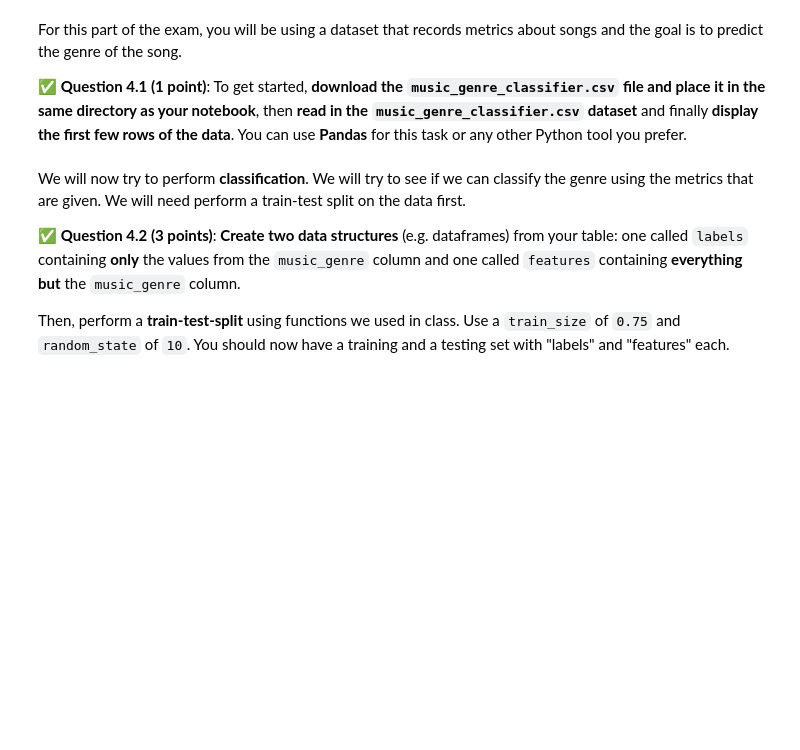
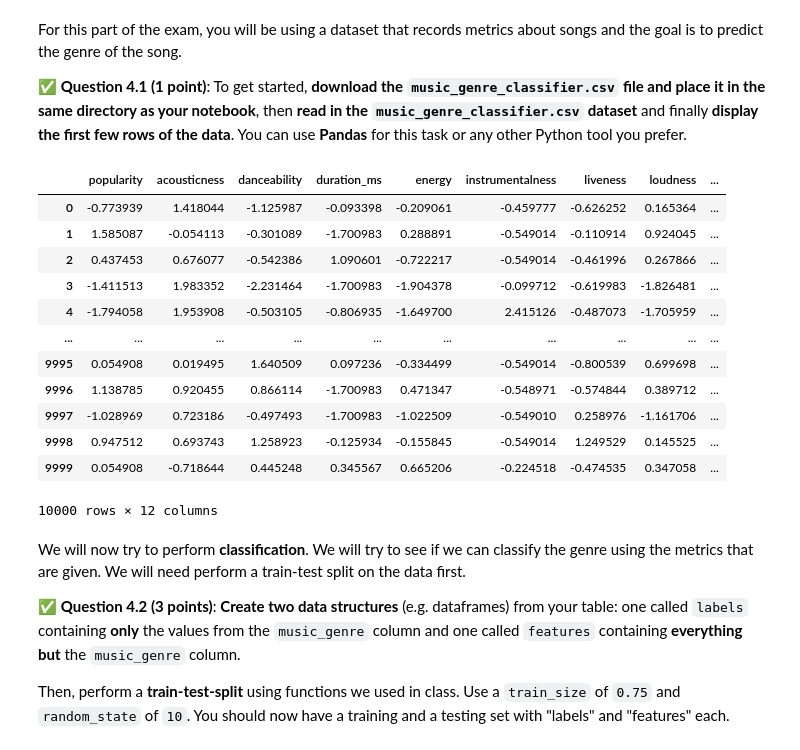
Before and after one commit to Lawpantoe/CMSE202-f23-turnin, a Jupyter notebook: final/CMSE202-Final-Section004-S24-STUDENT.ipynb, the cells around one changed output. Drawn from its saved outputs; the diff is of its cells as text; code cells hidden in the pictures; blank space fills up the shorter version.

```diff
--- a/final/CMSE202-Final-Section004-S24-STUDENT.ipynb
+++ b/final/CMSE202-Final-Section004-S24-STUDENT.ipynb
@@ -370,6 +370,22 @@ For this part of the exam, you will be using a dataset that records metrics abou
 &#9989; **Question 4.1 (1 point)**: To get started, **download the `music_genre_classifier.csv` file and place it in the same directory as your notebook**, then **read in the `music_genre_classifier.csv` dataset** and finally **display the first few rows of the data**. You can use **Pandas** for this task or any other Python tool you prefer.
 # %%
 ### Put your code here
+music_genre = pd.read_csv("music_genre_classifier.csv")
+music_genre
+# %% [output]
+|  | popularity | acousticness | danceability | duration_ms | energy | instrumentalness | liveness | loudness | ... |
+| 0 | -0.773939 | 1.418044 | -1.125987 | -0.093398 | -0.209061 | -0.459777 | -0.626252 | 0.165364 | ... |
+| 1 | 1.585087 | -0.054113 | -0.301089 | -1.700983 | 0.288891 | -0.549014 | -0.110914 | 0.924045 | ... |
+| 2 | 0.437453 | 0.676077 | -0.542386 | 1.090601 | -0.722217 | -0.549014 | -0.461996 | 0.267866 | ... |
+| 3 | -1.411513 | 1.983352 | -2.231464 | -1.700983 | -1.904378 | -0.099712 | -0.619983 | -1.826481 | ... |
+| 4 | -1.794058 | 1.953908 | -0.503105 | -0.806935 | -1.649700 | 2.415126 | -0.487073 | -1.705959 | ... |
+| ... | ... | ... | ... | ... | ... | ... | ... | ... | ... |
+| 9995 | 0.054908 | 0.019495 | 1.640509 | 0.097236 | -0.334499 | -0.549014 | -0.800539 | 0.699698 | ... |
+| 9996 | 1.138785 | 0.920455 | 0.866114 | -1.700983 | 0.471347 | -0.548971 | -0.574844 | 0.389712 | ... |
+| 9997 | -1.028969 | 0.723186 | -0.497493 | -1.700983 | -1.022509 | -0.549010 | 0.258976 | -1.161706 | ... |
+| 9998 | 0.947512 | 0.693743 | 1.258923 | -0.125934 | -0.155845 | -0.549014 | 1.249529 | 0.145525 | ... |
+| 9999 | 0.054908 | -0.718644 | 0.445248 | 0.345567 | 0.665206 | -0.224518 | -0.474535 | 0.347058 | ... |
+10000 rows × 12 columns
 # %% [markdown]
 We will now try to perform **classification**. We will try to see if we can classify the genre using the metrics that are given. We will need perform a train-test split on the data first.
 
```
Also changed, not shown: parts of 7 cells of this notebook.
